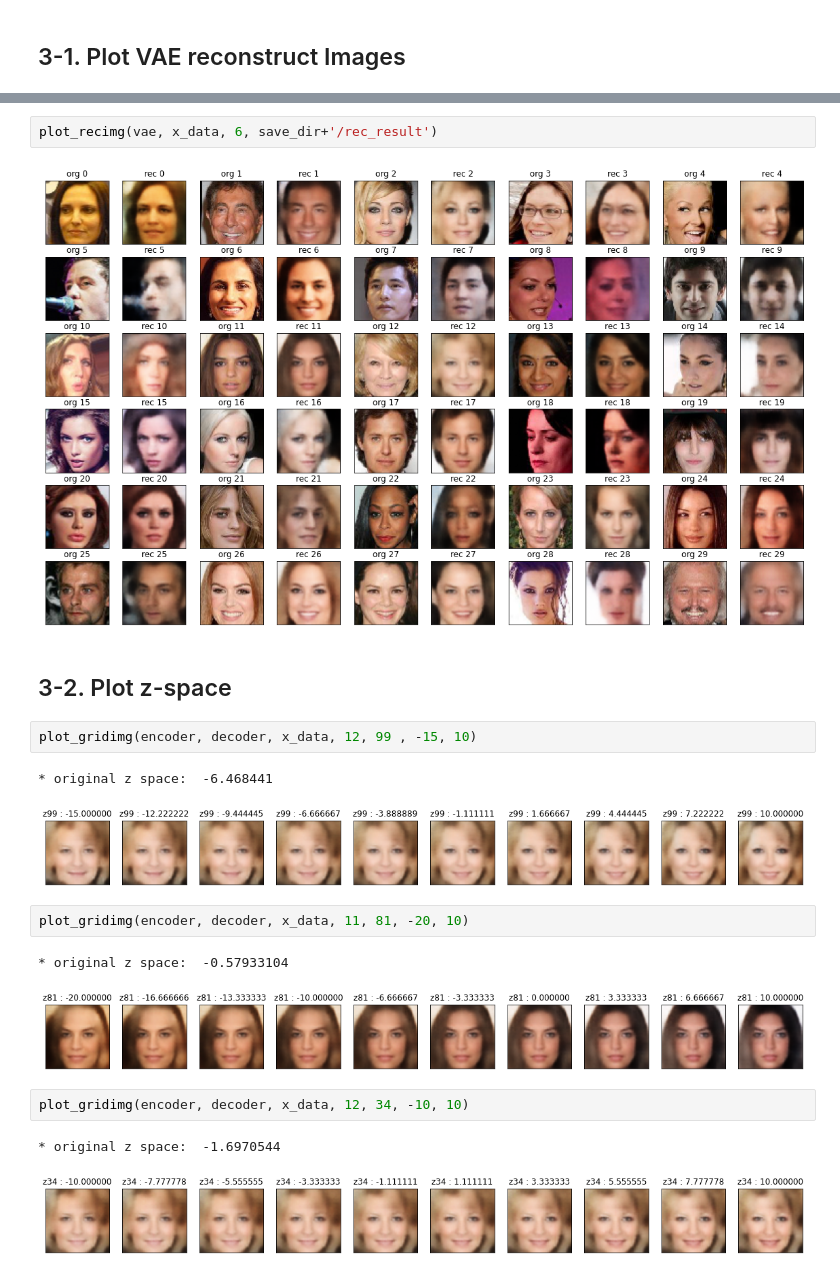
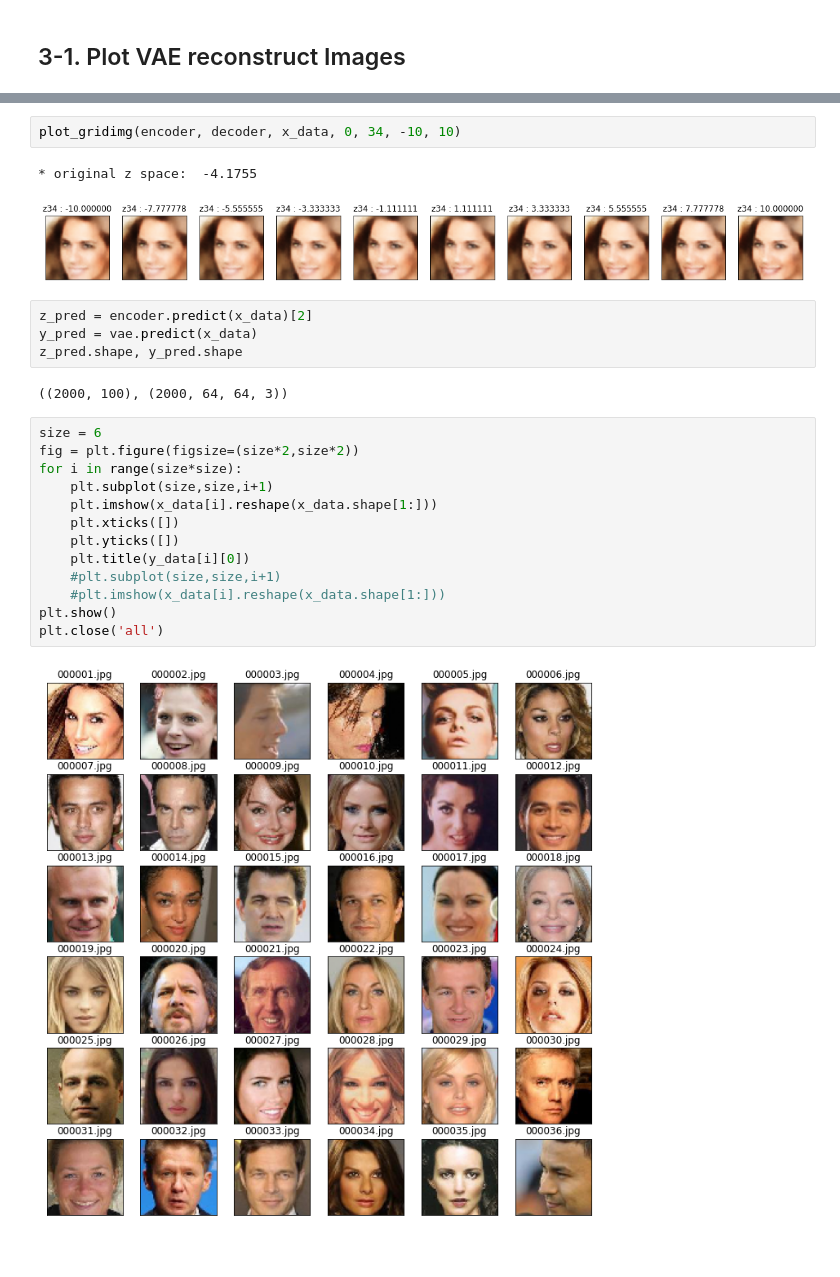
Before and after one commit to yebiny/Prime-Reconstruction, a Jupyter notebook: 5-Check_Results.ipynb, the cells around one changed output, grey strips where cells are left out. Saved outputs shown, nothing was run; the diff lists cells and outputs as text.

```diff
--- a/5-Check_Results.ipynb
+++ b/5-Check_Results.ipynb
@@ -60,21 +63,26 @@ plot_recimg(vae, x_data, 6, save_dir+'/rec_result')
-# %%
-plot_recimg(vae, x_data, 6, save_dir+'/rec_result')
-# %% [output]
-[figure, removed]
-# %% [markdown]
-## 3-2. Plot z-space
 # %%
-plot_gridimg(encoder, decoder, x_data, 12, 99 , -15, 10)
+plot_gridimg(encoder, decoder, x_data, 0, 34, -10, 10)
 # %% [output]
-* original z space:  -6.468441
+* original z space:  -4.1755
-[figure, old version]
+[figure, new version]
-# %%
-plot_gridimg(encoder, decoder, x_data, 11, 81, -20, 10)
-# %% [output]
-* original z space:  -0.57933104
-[figure, removed]
-# %%
-plot_gridimg(encoder, decoder, x_data, 12, 34, -10, 10)
-# %% [output]
-* original z space:  -1.6970544
-[figure, removed]
+# %%
+z_pred = encoder.predict(x_data)[2]
+y_pred = vae.predict(x_data)
+z_pred.shape, y_pred.shape
+# %% [output]
+((2000, 100), (2000, 64, 64, 3))
+# %%
+size = 6
+fig = plt.figure(figsize=(size*2,size*2))
+for i in range(size*size):
+    plt.subplot(size,size,i+1)
+    plt.imshow(x_data[i].reshape(x_data.shape[1:]))
+    plt.xticks([])
+    plt.yticks([])
+    plt.title(y_data[i][0])
+    #plt.subplot(size,size,i+1)
+    #plt.imshow(x_data[i].reshape(x_data.shape[1:]))
+plt.show()
+plt.close('all')
+# %% [output]
+[figure, added]
```
Also changed, not shown: parts of 5 cells of this notebook, 1 other file.
